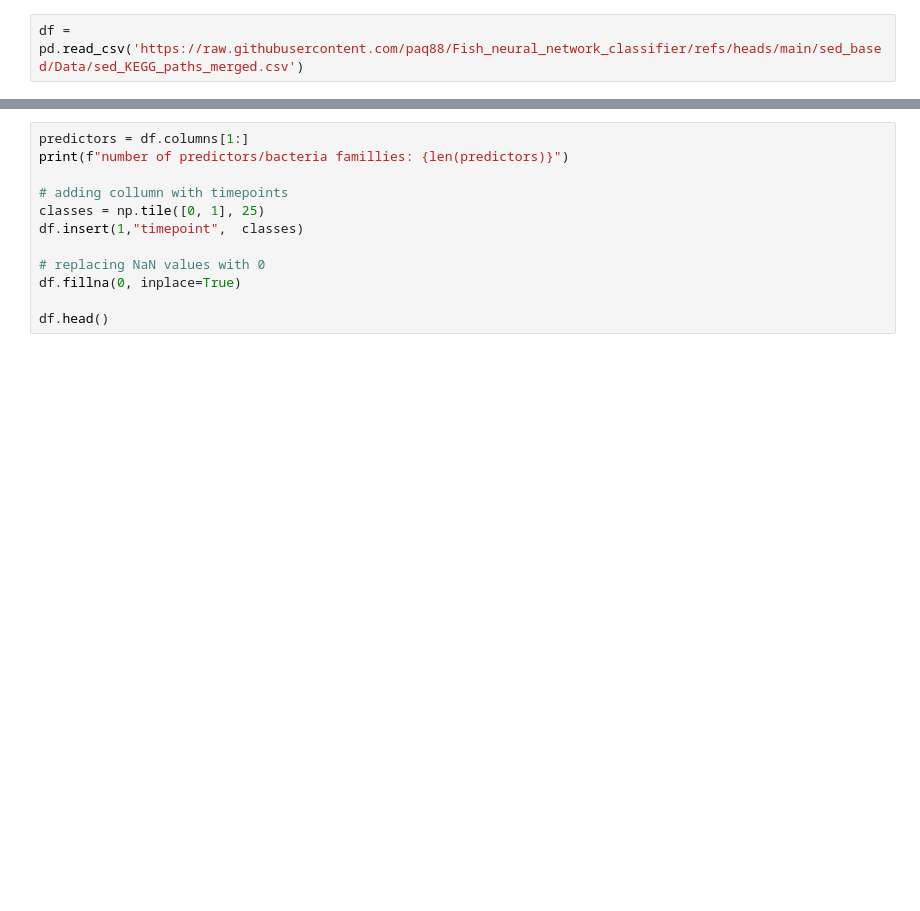
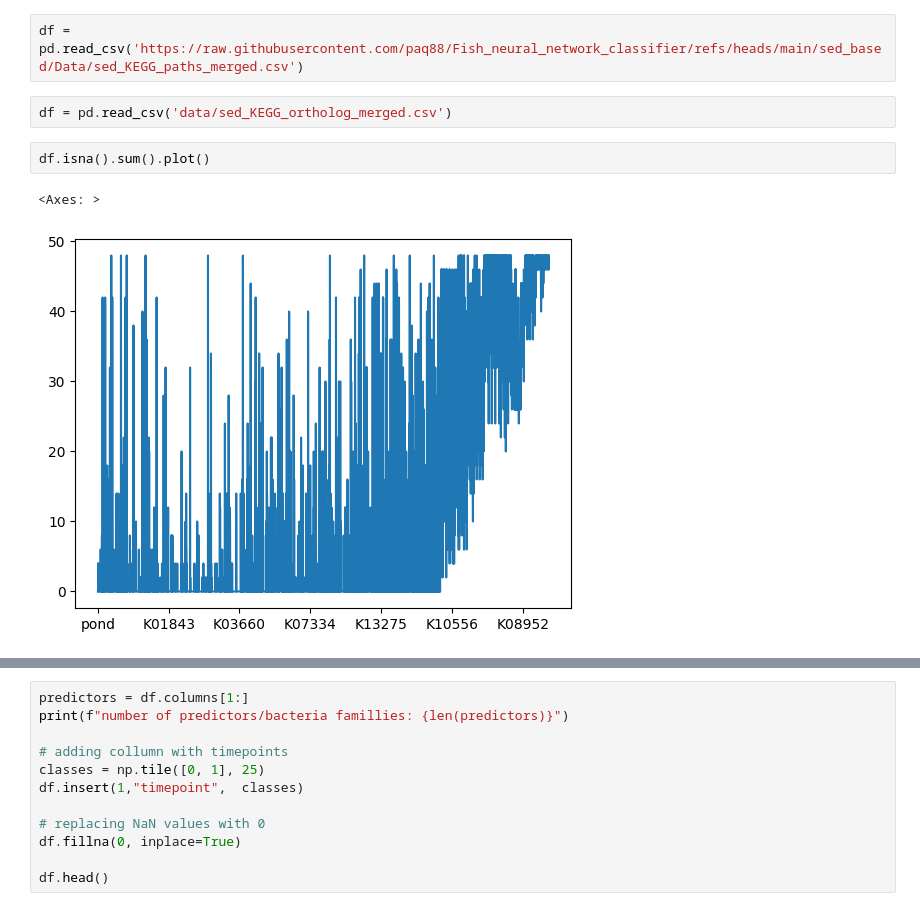
Before and after one commit to paq88/Fish_neural_network_classifier, a Jupyter notebook: sed_based/Sediment_5_KEGG_pathways.ipynb, the cells around one changed output, grey strips where cells are left out. Drawn from its saved outputs; the diff is of its cells as text; blank space fills up the shorter version.

```diff
--- a/sed_based/Sediment_5_KEGG_pathways.ipynb
+++ b/sed_based/Sediment_5_KEGG_pathways.ipynb
@@ -26,6 +26,13 @@ np.random.seed(111)
 tf.random.set_seed(111)
 # %%
 df = pd.read_csv('https://raw.githubusercontent.com/paq88/Fish_neural_network_classifier/refs/heads/main/sed_based/Data/sed_KEGG_paths_merged.csv')
+# %%
+df = pd.read_csv('data/sed_KEGG_ortholog_merged.csv')
+# %%
+df.isna().sum().plot()
+# %% [output]
+<Axes: >
+[figure, added]
 # %%
 print(df.shape)
 df.head()
```
Also changed, not shown: parts of 1 cell of this notebook, 1 other file.
